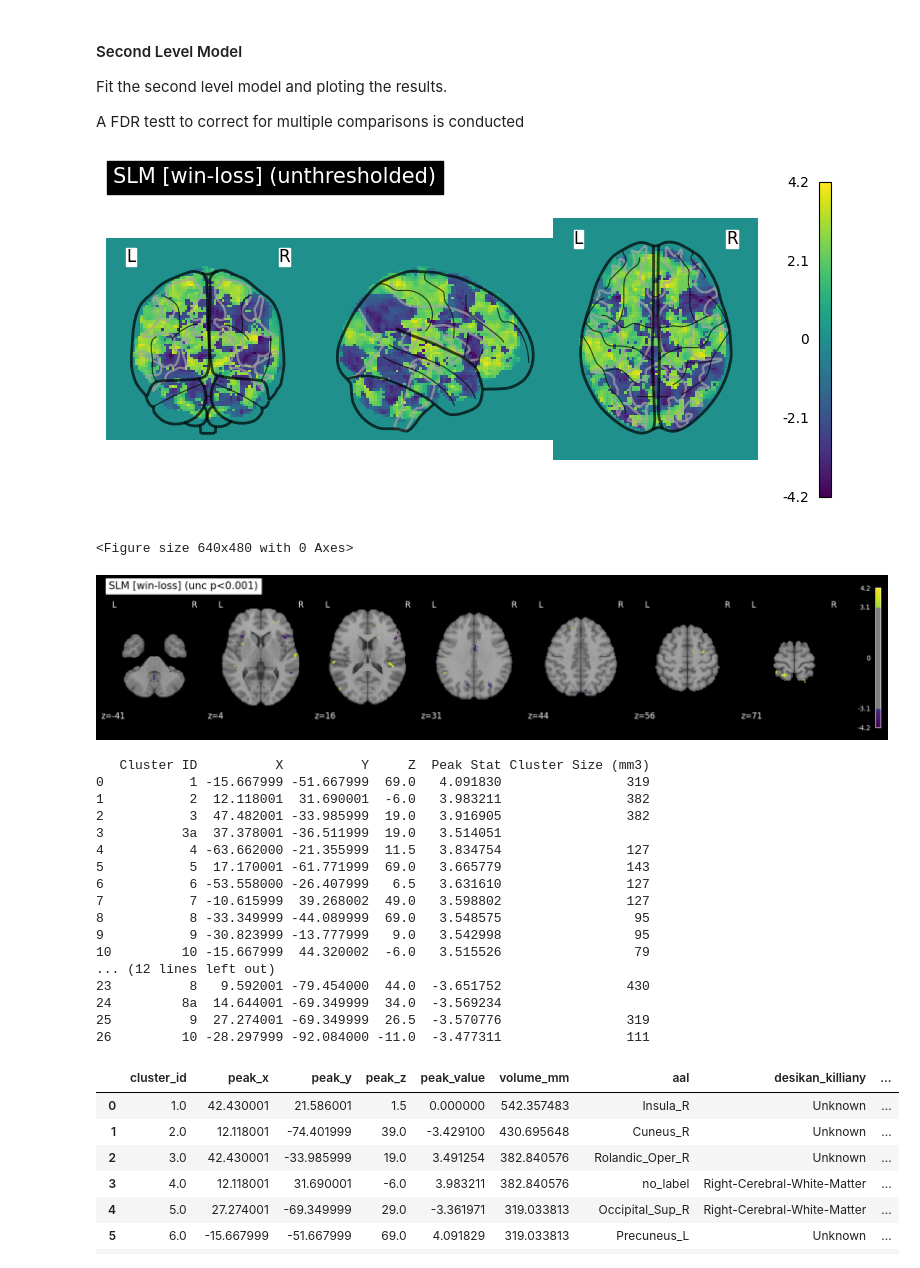
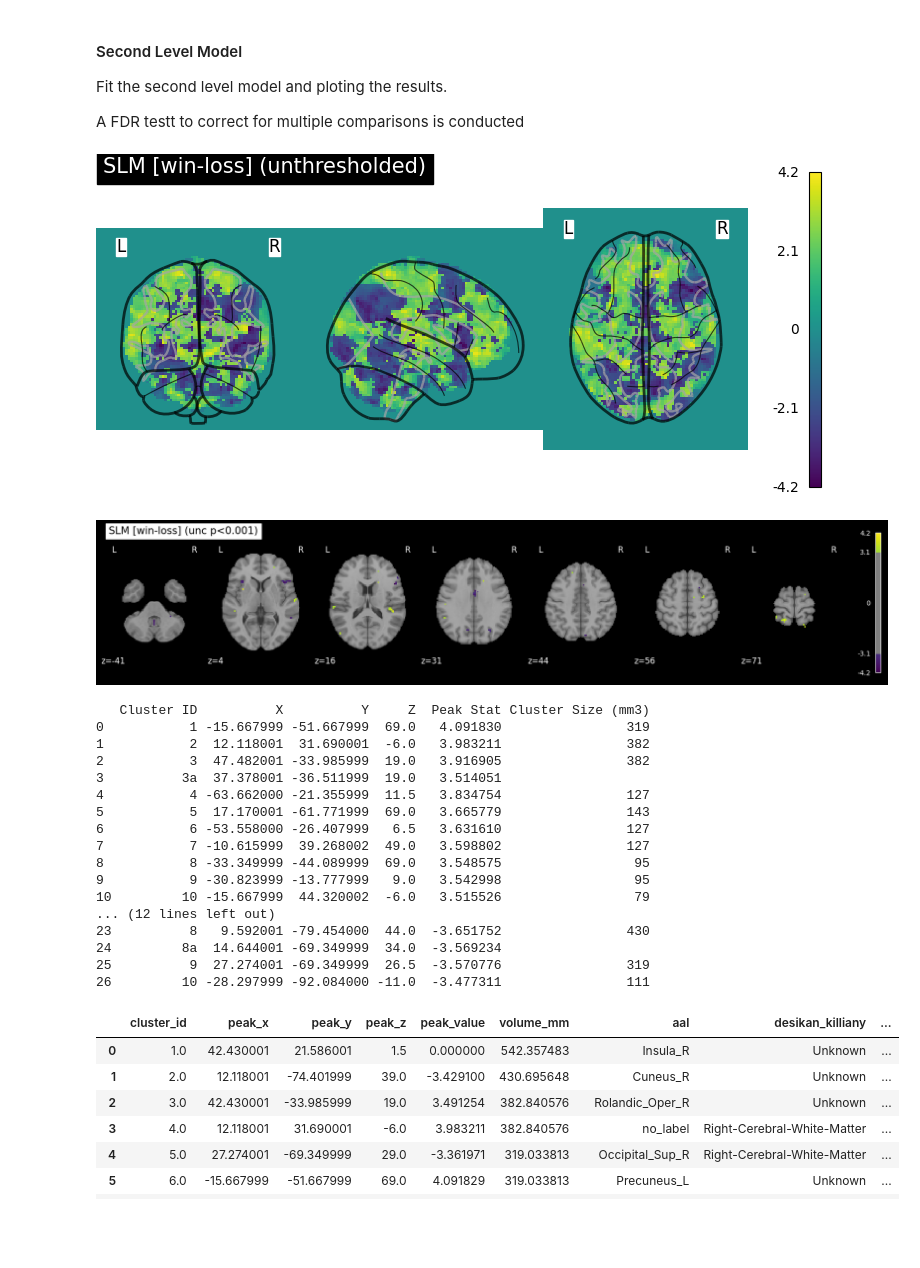
Before and after one commit to lrahbek/advanced_cognitive_neuroscience24, a Jupyter notebook: assignment2/src/univariate_analysis.ipynb, the cells around one changed output. Drawn from its saved outputs; the diff is of its cells as text; code cells hidden in the pictures; blank space fills up the shorter version.

```diff
--- a/assignment2/src/univariate_analysis.ipynb
+++ b/assignment2/src/univariate_analysis.ipynb
@@ -241,36 +234,36 @@ second_level_model = second_level_model.fit(models)
 zmap_g = second_level_model.compute_contrast(first_level_contrast='win-loss')
 # %%
 # plot the group contrasts uncorrected [win-loss]
-plotting.plot_glass_brain(zmap_g, cmap='viridis', colorbar=True, threshold=None,plot_abs=False, title='SLM [win-loss] (unthresholded)')
-plt.show()
-plt.savefig("../out/SLM_results.png")
+plotting.plot_glass_brain(zmap_g, cmap='viridis', colorbar=True,
+                          threshold=None,plot_abs=False, title='SLM [win-loss] (unthresholded)',
+                          output_file = "../out/SLM_results.png")
+display(Image(filename="../out/SLM_results.png"))
 # plot group contrasts uncorrected (p<0.001)
 p001_unc = norm.isf(0.001)
 plot_stat_map(zmap_g, cmap='viridis', threshold=p001_unc, display_mode='z',  black_bg=True, title='SLM [win-loss] (unc p<0.001)')
 plt.show()
 table = get_clusters_table(zmap_g, stat_threshold=p001_unc, cluster_threshold=5, two_sided = True)
 print(table)
 # %% [output]
-[figure, old version]
+[figure, new version]
+[figure]
-<Figure size 640x480 with 0 Axes>
+   Cluster ID          X          Y     Z  Peak Stat Cluster Size (mm3)
+0           1 -15.667999 -51.667999  69.0   4.091830                319
+1           2  12.118001  31.690001  -6.0   3.983211                382
+2           3  47.482001 -33.985999  19.0   3.916905                382
+3          3a  37.378001 -36.511999  19.0   3.514051
+4           4 -63.662000 -21.355999  11.5   3.834754                127
+5           5  17.170001 -61.771999  69.0   3.665779                143
+6           6 -53.558000 -26.407999   6.5   3.631610                127
+7           7 -10.615999  39.268002  49.0   3.598802                127
+8           8 -33.349999 -44.089999  69.0   3.548575                 95
+9           9 -30.823999 -13.777999   9.0   3.542998                 95
+10         10 -15.667999  44.320002  -6.0   3.515526                 79
+... (12 lines left out)
+23          8   9.592001 -79.454000  44.0  -3.651752                430
+24         8a  14.644001 -69.349999  34.0  -3.569234
+25          9  27.274001 -69.349999  26.5  -3.570776                319
+26         10 -28.297999 -92.084000 -11.0  -3.477311                111
-[figure]
-   Cluster ID          X          Y     Z  Peak Stat Cluster Size (mm3)
-0           1 -15.667999 -51.667999  69.0   4.091830                319
-1           2  12.118001  31.690001  -6.0   3.983211                382
-2           3  47.482001 -33.985999  19.0   3.916905                382
-3          3a  37.378001 -36.511999  19.0   3.514051
-4           4 -63.662000 -21.355999  11.5   3.834754                127
-5           5  17.170001 -61.771999  69.0   3.665779                143
-6           6 -53.558000 -26.407999   6.5   3.631610                127
-7           7 -10.615999  39.268002  49.0   3.598802                127
-8           8 -33.349999 -44.089999  69.0   3.548575                 95
-9           9 -30.823999 -13.777999   9.0   3.542998                 95
-10         10 -15.667999  44.320002  -6.0   3.515526                 79
-... (12 lines left out)
-23          8   9.592001 -79.454000  44.0  -3.651752                430
-24         8a  14.644001 -69.349999  34.0  -3.569234
-25          9  27.274001 -69.349999  26.5  -3.570776                319
-26         10 -28.297999 -92.084000 -11.0  -3.477311                111
 # %%
 # AtlasReader is used to investigate the areas shown active in the uncorrected (p<0.001) results
 outdir = '../out/atlasreader/'
```
Also changed, not shown: parts of 1 cell of this notebook, 8 other files.
